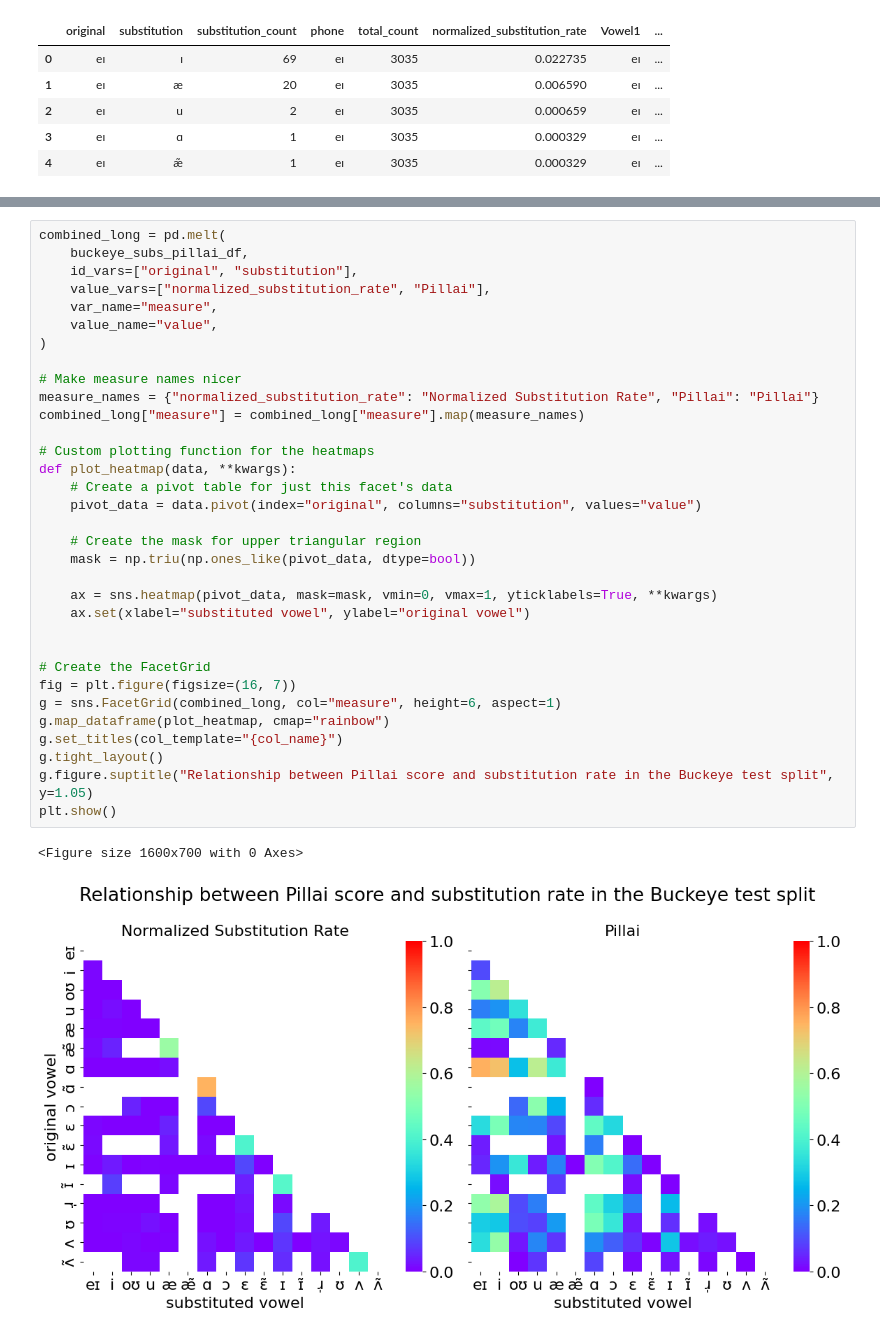
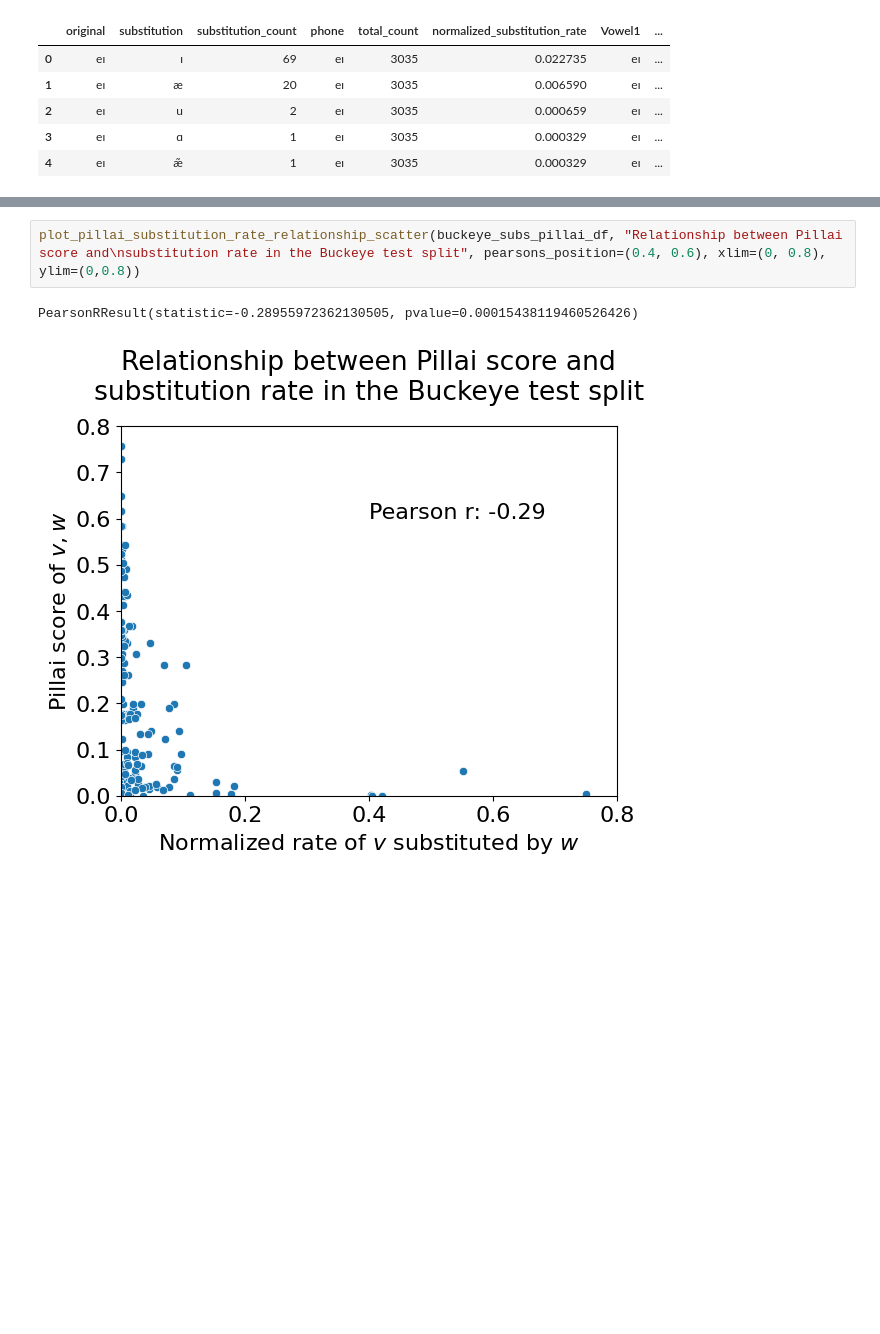
Before and after one commit to ginic/multipa, a Jupyter notebook: notebooks/amp_presentation/vowel_overlap_comparisons.ipynb, the cells around one changed output, grey strips where cells are left out. Drawn from its saved outputs; the diff is of its cells as text; blank space fills up the shorter version.

Commit message:
Moved relationship plots into functions

```diff
--- a/notebooks/amp_presentation/vowel_overlap_comparisons.ipynb
+++ b/notebooks/amp_presentation/vowel_overlap_comparisons.ipynb
@@ -349,36 +380,5 @@ Text(0.5, 1.05, 'Relationship between Pillai score and\nsubstitution rate in the
-# %%
-combined_long = pd.melt(
-    buckeye_subs_pillai_df,
-    id_vars=["original", "substitution"],
-    value_vars=["normalized_substitution_rate", "Pillai"],
-    var_name="measure",
-    value_name="value",
-)
-
-# Make measure names nicer
-measure_names = {"normalized_substitution_rate": "Normalized Substitution Rate", "Pillai": "Pillai"}
-combined_long["measure"] = combined_long["measure"].map(measure_names)
-
-# Custom plotting function for the heatmaps
-def plot_heatmap(data, **kwargs):
-    # Create a pivot table for just this facet's data
-    pivot_data = data.pivot(index="original", columns="substitution", values="value")
-
-    # Create the mask for upper triangular region
-    mask = np.triu(np.ones_like(pivot_data, dtype=bool))
-
-    ax = sns.heatmap(pivot_data, mask=mask, vmin=0, vmax=1, yticklabels=True, **kwargs)
-    ax.set(xlabel="substituted vowel", ylabel="original vowel")
-
-
-# Create the FacetGrid
-fig = plt.figure(figsize=(16, 7))
-g = sns.FacetGrid(combined_long, col="measure", height=6, aspect=1)
-g.map_dataframe(plot_heatmap, cmap="rainbow")
-g.set_titles(col_template="{col_name}")
-g.tight_layout()
-g.figure.suptitle("Relationship between Pillai score and substitution rate in the Buckeye test split", y=1.05)
-plt.show()
-# %% [output]
-<Figure size 1600x700 with 0 Axes>
-[figure, removed]
+# %%
+plot_pillai_substitution_rate_relationship_scatter(buckeye_subs_pillai_df, "Relationship between Pillai score and\nsubstitution rate in the Buckeye test split", pearsons_position=(0.4, 0.6), xlim=(0, 0.8), ylim=(0,0.8))
+# %% [output]
+PearsonRResult(statistic=-0.28955972362130505, pvalue=0.00015438119460526426)
+[figure, added]
```
Also changed, not shown: parts of 3 cells of this notebook.
